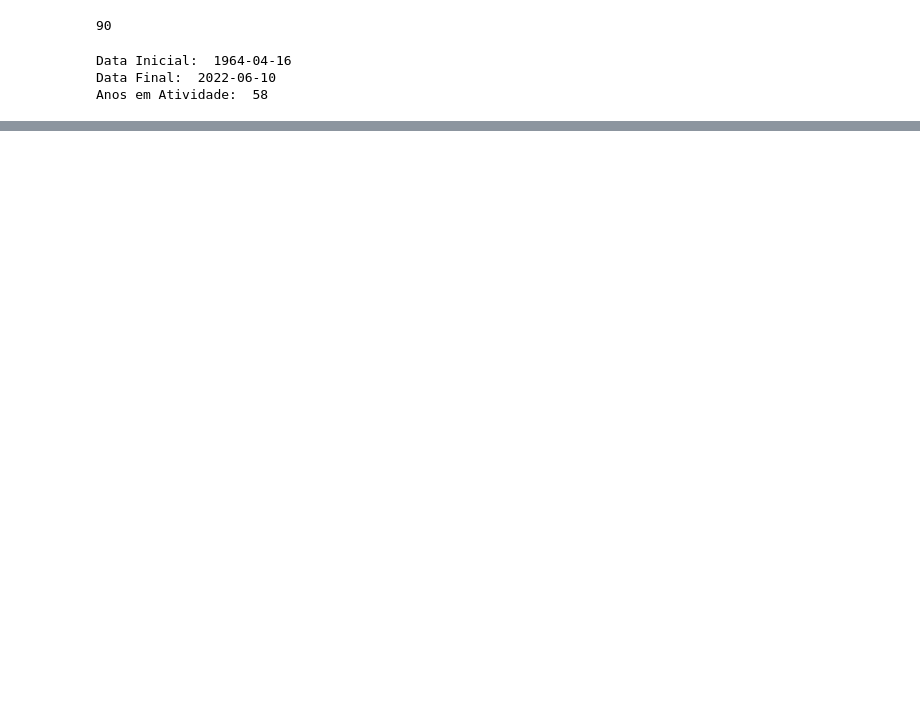
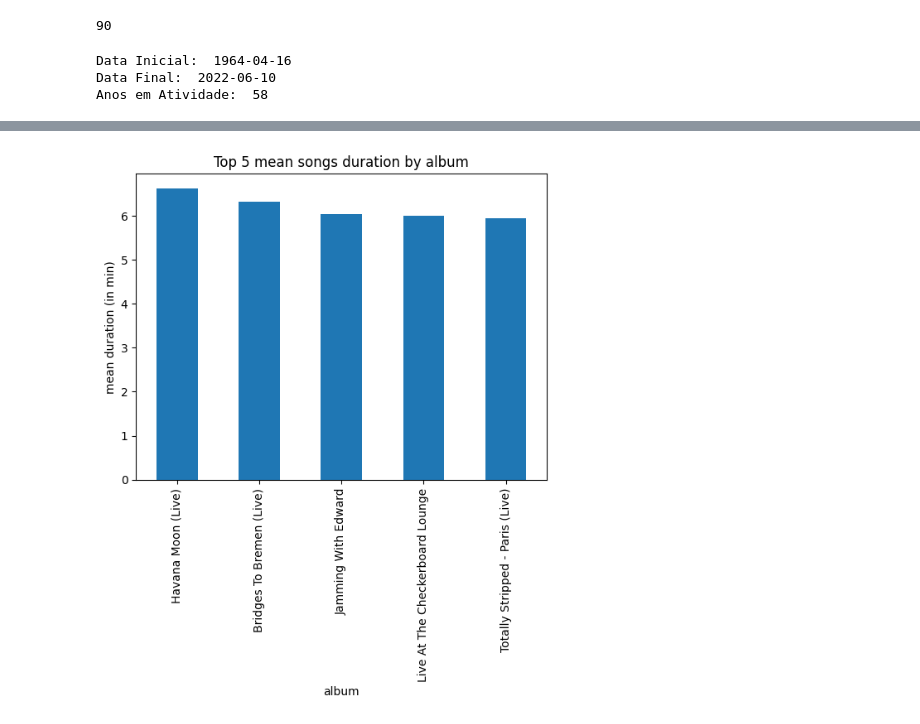
Before and after one commit to edupmon/fiap, a Jupyter notebook: pos-tech/data-analytics/fase-2/02-analise-exploratoria-de-dados-eda/aula-2/eda.ipynb, the cells around one changed output, grey strips where cells are left out. Drawn from its saved outputs; the diff is of its cells as text; code cells hidden in the pictures; blank space fills up the shorter version.

```diff
--- a/pos-tech/data-analytics/fase-2/02-analise-exploratoria-de-dados-eda/aula-2/eda.ipynb
+++ b/pos-tech/data-analytics/fase-2/02-analise-exploratoria-de-dados-eda/aula-2/eda.ipynb
@@ -126,0 +141,2 @@ Anos em Atividade:  58
+# %%
+df['duration_min'] = df['duration_ms'] / 60_000
@@ -126,0 +180,4 @@ Anos em Atividade:  58
+# %%
+mean_duration = df.groupby('album')['duration_min'].mean()\
+                  .sort_values(ascending=False)
+mean_duration.head()
@@ -126,0 +192,7 @@ Anos em Atividade:  58
+# %%
+mean_duration.head().plot(kind='bar')
+plt.ylabel('mean duration (in min)')
+plt.title('Top 5 mean songs duration by album')
+plt.show()
+# %% [output]
+[figure, added]
```
Also changed, not shown: parts of 15 cells of this notebook.
